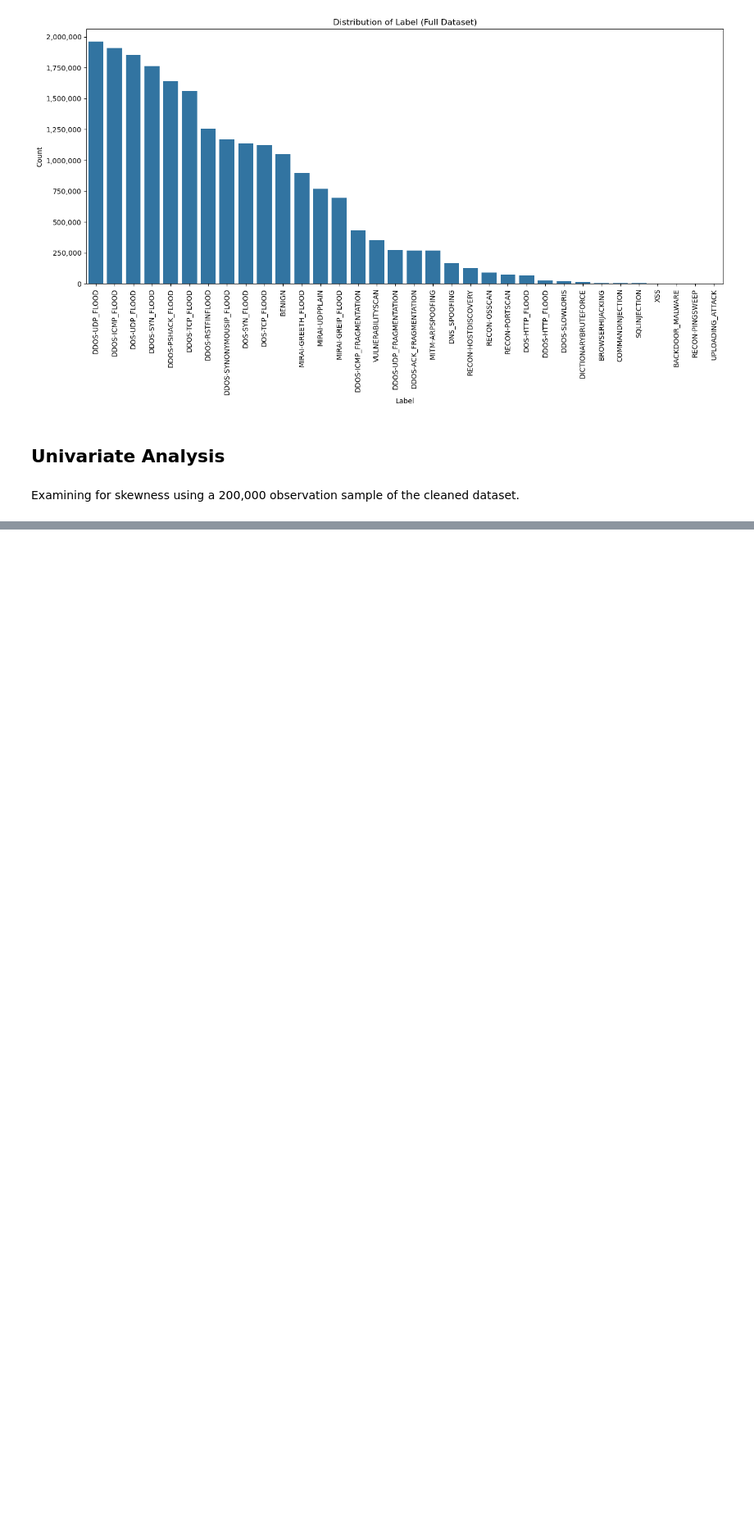
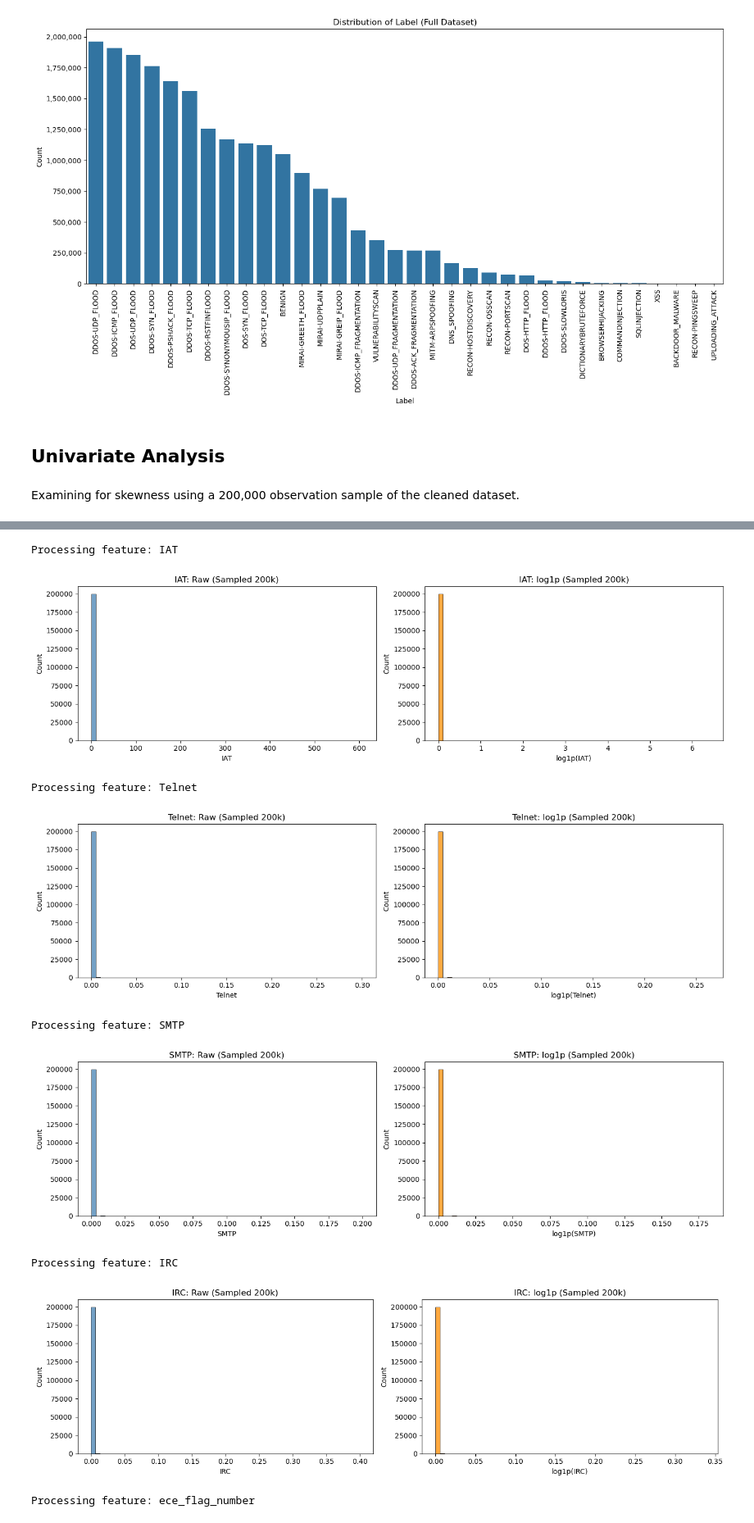
Before and after one commit to gw-00/Cybersecurity_Capstone, a Jupyter notebook: Code_Library/Data_Exploration.ipynb, the cells around one changed output, grey strips where cells are left out. Shown at 82% size. Cells and saved outputs as stored; diff of their text form; code cells hidden in the pictures; blank space fills up the shorter version.

Commit message:
added in skewness analysis section for the univariate distributions of highly skewed features.

```diff
--- a/Code_Library/Data_Exploration.ipynb
+++ b/Code_Library/Data_Exploration.ipynb
@@ -375,0 +425,19 @@ Examining for skewness using a 200,000 observation sample of the cleaned dataset
+# %%
+# compute skewness dataframe
+
+skewness_series = sample_df.skew(numeric_only=True)
+
+# build skewness dataframe
+skewness_df = (
+    skewness_series
+    .sort_values(ascending=False)
+    .to_frame(name="skewness")
+)
+
+# compute absolute skewness for ordering
+skewness_df["abs_skew"] = skewness_df["skewness"].abs()
+
+# sort by absolute skew (most skewed first)
+skewness_df = skewness_df.sort_values("abs_skew", ascending=False)
+
+skewness_df.head(15)
@@ -375,0 +461,37 @@ Examining for skewness using a 200,000 observation sample of the cleaned dataset
+# %%
+# Select the top 6 most skewed features
+top_skewed_features = skewness_df.index[:6].tolist()
+
+for col in top_skewed_features:
+    print(f"\nProcessing feature: {col}")
+
+    # Use the existing 200,000 sample_df
+    raw_vals = sample_df[col].dropna()
+
+    # Log1p transform
+    log_vals = np.log1p(raw_vals)
+
+    fig, axes = plt.subplots(1, 2, figsize=(14, 4))
+
+    # RAW
+    sns.histplot(raw_vals, bins=60, ax=axes[0], color="steelblue")
+    axes[0].set_title(f"{col}: Raw (Sampled 200k)")
+    axes[0].set_xlabel(col)
+
+    # LOG
+    sns.histplot(log_vals, bins=60, ax=axes[1], color="darkorange")
+    axes[1].set_title(f"{col}: log1p (Sampled 200k)")
+    axes[1].set_xlabel(f"log1p({col})")
+
+    plt.tight_layout()
+    plt.show()
+# %% [output]
+Processing feature: IAT
+[figure, added]
+Processing feature: Telnet
+[figure, added]
+Processing feature: SMTP
+[figure, added]
+Processing feature: IRC
+[figure, added]
+Processing feature: ece_flag_number
```
Also changed, not shown: parts of 4 cells of this notebook.
